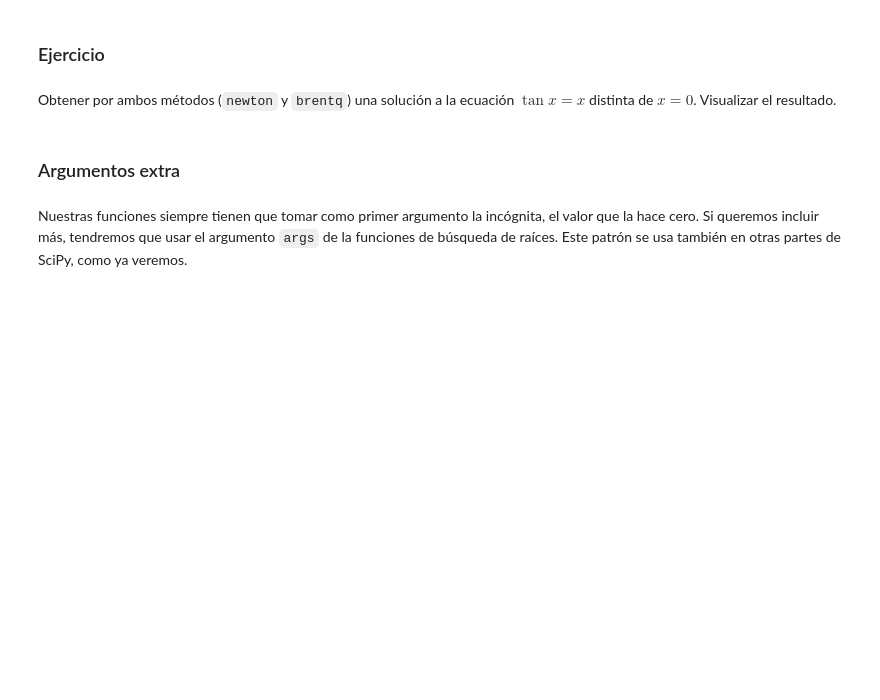
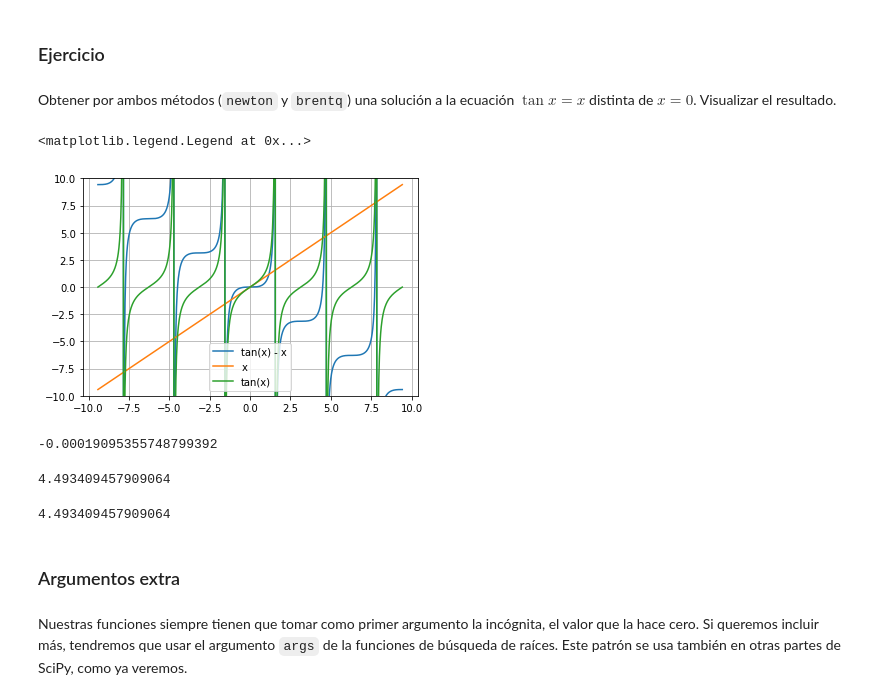
Before and after one commit to AeroPython/Curso_AeroPython, a Jupyter notebook: notebooks_completos/034-SciPy-EcuacionesNoLineales.ipynb, the cells around one changed output. Saved outputs shown, nothing was run; the diff lists cells and outputs as text; code cells hidden in the pictures; blank space fills up the shorter version.

```diff
--- a/notebooks_completos/034-SciPy-EcuacionesNoLineales.ipynb
+++ b/notebooks_completos/034-SciPy-EcuacionesNoLineales.ipynb
@@ -67,3 +66,6 @@ array([ inf])
 ### Ejercicio
 # %% [markdown]
 Obtener por ambos métodos (`newton` y `brentq`) una solución a la ecuación $\tan{x} = x$ distinta de $x = 0$. Visualizar el resultado.
+# %%
+def fun(x):
+    return np.tan(x) - x
@@ -70,3 +74,25 @@ Obtener por ambos métodos (`newton` y `brentq`) una solución a la ecuación $\
+# %%
+plt.plot(x, fun(x), label='tan(x) - x')
+plt.plot(x, x, label='x')
+plt.plot(x, np.tan(x), label='tan(x)')
+plt.ylim(-10, 10)
+plt.grid(True)
+plt.legend()
+# %% [output]
+<matplotlib.legend.Legend at 0x...>
+[figure, added]
+# %%
+fun(4.4934)
+# %% [output]
+-0.00019095355748799392
+# %%
+optimize.brentq(fun, 2.1, 4.5)
+# %% [output]
+4.493409457909064
+# %%
+optimize.newton(fun, x0=4.3)
+# %% [output]
+4.493409457909064
 # %% [markdown]
 ### Argumentos extra
 # %% [markdown]
```
Also changed, not shown: parts of 17 cells of this notebook, 3 other files.
